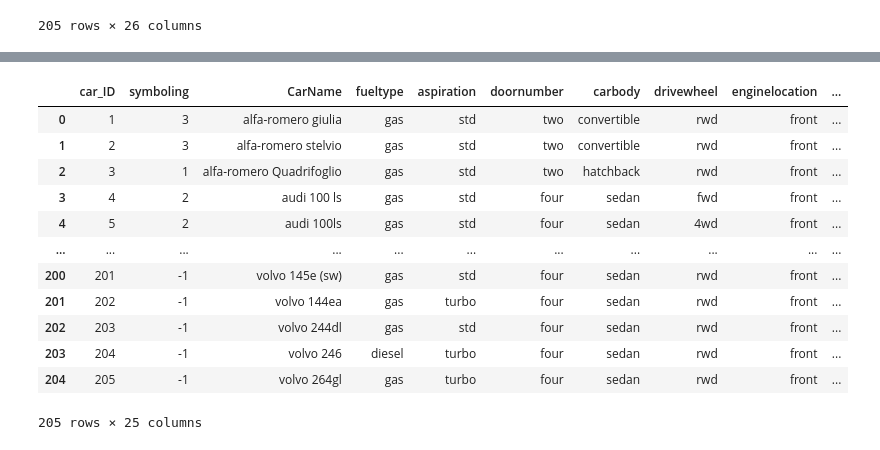
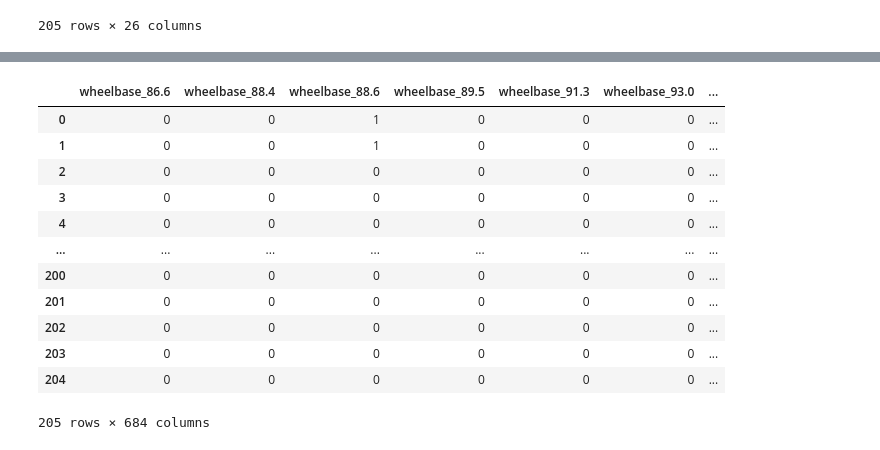
Before and after one commit to SyedHuzaifa007/PIAIC-Deep-Learning-Assignment, a Jupyter notebook: Car_Price_Prediction_assignment.ipynb, the cells around one changed output, grey strips where cells are left out. Cells and saved outputs as stored; diff of their text form; code cells hidden in the pictures.

```diff
--- a/Car_Price_Prediction_assignment.ipynb
+++ b/Car_Price_Prediction_assignment.ipynb
@@ -165,17 +124,42 @@ y = df.price
-# %%
-x
-# %% [output]
-|  | car_ID | symboling | CarName | fueltype | aspiration | doornumber | carbody | drivewheel | enginelocation | ... |
-| 0 | 1 | 3 | alfa-romero giulia | gas | std | two | convertible | rwd | front | ... |
-| 1 | 2 | 3 | alfa-romero stelvio | gas | std | two | convertible | rwd | front | ... |
-| 2 | 3 | 1 | alfa-romero Quadrifoglio | gas | std | two | hatchback | rwd | front | ... |
-| 3 | 4 | 2 | audi 100 ls | gas | std | four | sedan | fwd | front | ... |
-| 4 | 5 | 2 | audi 100ls | gas | std | four | sedan | 4wd | front | ... |
-| ... | ... | ... | ... | ... | ... | ... | ... | ... | ... | ... |
-| 200 | 201 | -1 | volvo 145e (sw) | gas | std | four | sedan | rwd | front | ... |
-| 201 | 202 | -1 | volvo 144ea | gas | turbo | four | sedan | rwd | front | ... |
-| 202 | 203 | -1 | volvo 244dl | gas | std | four | sedan | rwd | front | ... |
-| 203 | 204 | -1 | volvo 246 | diesel | turbo | four | sedan | rwd | front | ... |
-| 204 | 205 | -1 | volvo 264gl | gas | turbo | four | sedan | rwd | front | ... |
-205 rows × 25 columns
+# %%
+# One Hot Encoding Features
+
+wheelbase = pd.get_dummies(df.wheelbase, prefix='wheelbase')
+carlength = pd.get_dummies(df.carlength, prefix='carlength')
+carwidth = pd.get_dummies(df.carwidth, prefix='carwidth')
+carheight = pd.get_dummies(df.carheight, prefix='carheight')
+curbweight = pd.get_dummies(df.curbweight, prefix='curbweight')
+enginesize = pd.get_dummies(df.enginesize, prefix='enginesize')
+boreratio = pd.get_dummies(df.boreratio, prefix='boreratio')
+stroke = pd.get_dummies(df.stroke, prefix = 'stroke')
+compressionratio = pd.get_dummies(df.compressionratio, prefix = 'compressionratio')
+horsepower = pd.get_dummies(df.horsepower, prefix = 'horsepower')
+peakrpm = pd.get_dummies(df.peakrpm, prefix='peakrpm')
+citympg = pd.get_dummies(df.citympg, prefix='citympg')
+highwaympg = pd.get_dummies(df.highwaympg, prefix='highwaympg')
+
+# One Hot Encoding Labels
+
+labels = pd.get_dummies(df.price, prefix='predicted_price')
+# %%
+# Merging Columns To Make Our Features Dataset
+
+X = pd.concat([wheelbase, carlength, carwidth, carheight, curbweight,
+               enginesize, boreratio, stroke, compressionratio, horsepower, peakrpm, citympg, highwaympg], axis = 1)
+# %%
+X
+# %% [output]
+|  | wheelbase_86.6 | wheelbase_88.4 | wheelbase_88.6 | wheelbase_89.5 | wheelbase_91.3 | wheelbase_93.0 | ... |
+| 0 | 0 | 0 | 1 | 0 | 0 | 0 | ... |
+| 1 | 0 | 0 | 1 | 0 | 0 | 0 | ... |
+| 2 | 0 | 0 | 0 | 0 | 0 | 0 | ... |
+| 3 | 0 | 0 | 0 | 0 | 0 | 0 | ... |
+| 4 | 0 | 0 | 0 | 0 | 0 | 0 | ... |
+| ... | ... | ... | ... | ... | ... | ... | ... |
+| 200 | 0 | 0 | 0 | 0 | 0 | 0 | ... |
+| 201 | 0 | 0 | 0 | 0 | 0 | 0 | ... |
+| 202 | 0 | 0 | 0 | 0 | 0 | 0 | ... |
+| 203 | 0 | 0 | 0 | 0 | 0 | 0 | ... |
+| 204 | 0 | 0 | 0 | 0 | 0 | 0 | ... |
+205 rows × 684 columns
 # %%
```
Also changed, not shown: parts of 22 cells of this notebook.
